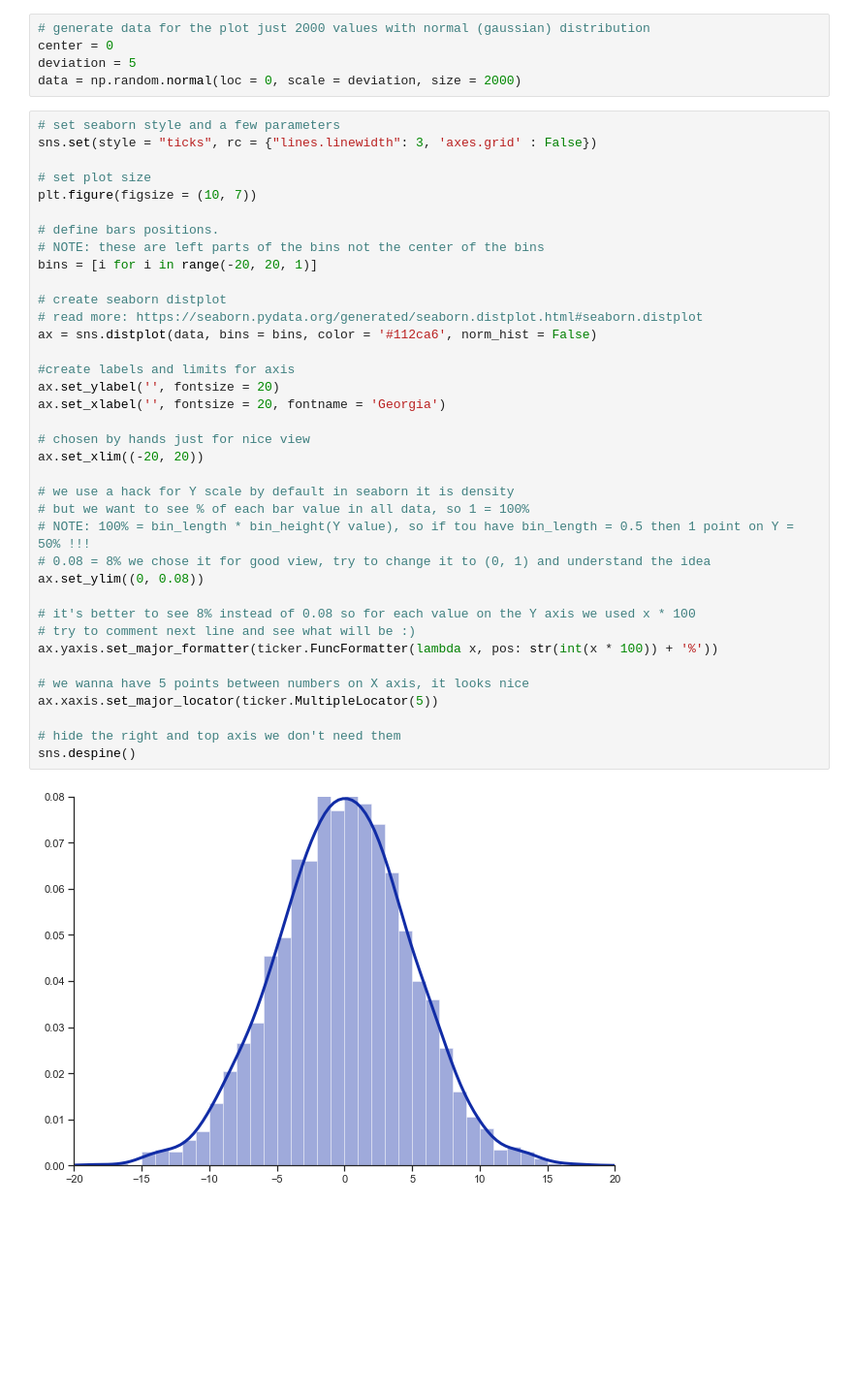
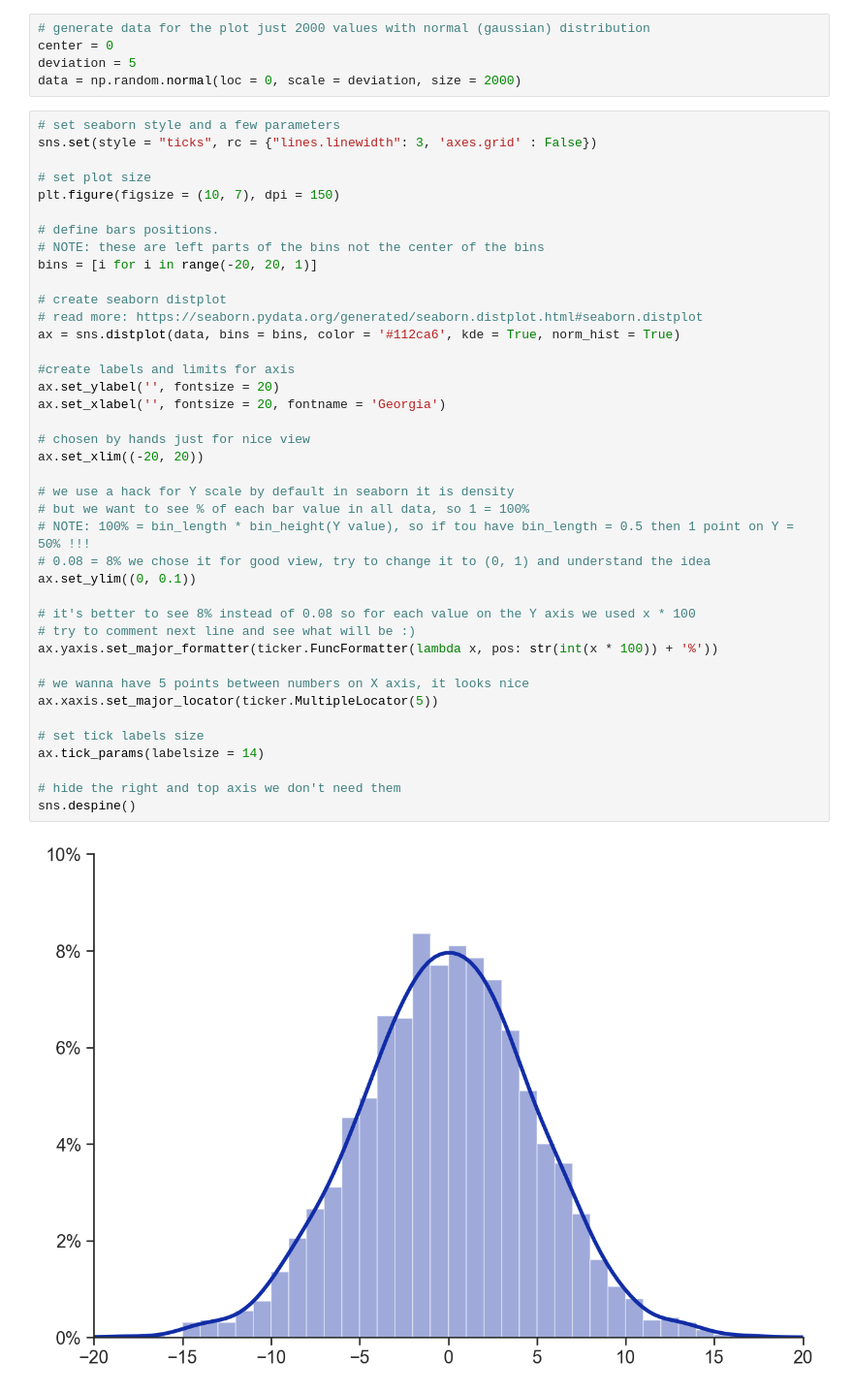
Before and after one commit to vladimir-borisov/python_data_visualization, a Jupyter notebook: bar_plots/distribution.ipynb, the cells around one changed output. Shown at 97% size. Drawn from its saved outputs; the diff is of its cells as text; blank space fills up the shorter version.

Commit message:
Just added new graphs and fixed a few old places

```diff
--- a/bar_plots/distribution.ipynb
+++ b/bar_plots/distribution.ipynb
@@ -13,37 +13,40 @@ data = np.random.normal(loc = 0, scale = deviation, size = 2000)
 sns.set(style = "ticks", rc = {"lines.linewidth": 3, 'axes.grid' : False})
 
 # set plot size
-plt.figure(figsize = (10, 7))
+plt.figure(figsize = (10, 7), dpi = 150)
 
 # define bars positions.
 # NOTE: these are left parts of the bins not the center of the bins
 bins = [i for i in range(-20, 20, 1)]
 
 # create seaborn distplot
 # read more: https://seaborn.pydata.org/generated/seaborn.distplot.html#seaborn.distplot
-ax = sns.distplot(data, bins = bins, color = '#112ca6', norm_hist = False)
+ax = sns.distplot(data, bins = bins, color = '#112ca6', kde = True, norm_hist = True)
 
 #create labels and limits for axis
 ax.set_ylabel('', fontsize = 20)
 ax.set_xlabel('', fontsize = 20, fontname = 'Georgia')
 
 # chosen by hands just for nice view
 ax.set_xlim((-20, 20))
 
 # we use a hack for Y scale by default in seaborn it is density
 # but we want to see % of each bar value in all data, so 1 = 100%
 # NOTE: 100% = bin_length * bin_height(Y value), so if tou have bin_length = 0.5 then 1 point on Y = 50% !!!
 # 0.08 = 8% we chose it for good view, try to change it to (0, 1) and understand the idea
-ax.set_ylim((0, 0.08))
+ax.set_ylim((0, 0.1))
 
 # it's better to see 8% instead of 0.08 so for each value on the Y axis we used x * 100
 # try to comment next line and see what will be :)
 ax.yaxis.set_major_formatter(ticker.FuncFormatter(lambda x, pos: str(int(x * 100)) + '%'))
 
 # we wanna have 5 points between numbers on X axis, it looks nice
 ax.xaxis.set_major_locator(ticker.MultipleLocator(5))
 
+# set tick labels size
+ax.tick_params(labelsize = 14)
+
 # hide the right and top axis we don't need them
 sns.despine()
 # %% [output]
-[figure, old version]
+[figure, new version]
```
Also changed, not shown: 4 other files.
